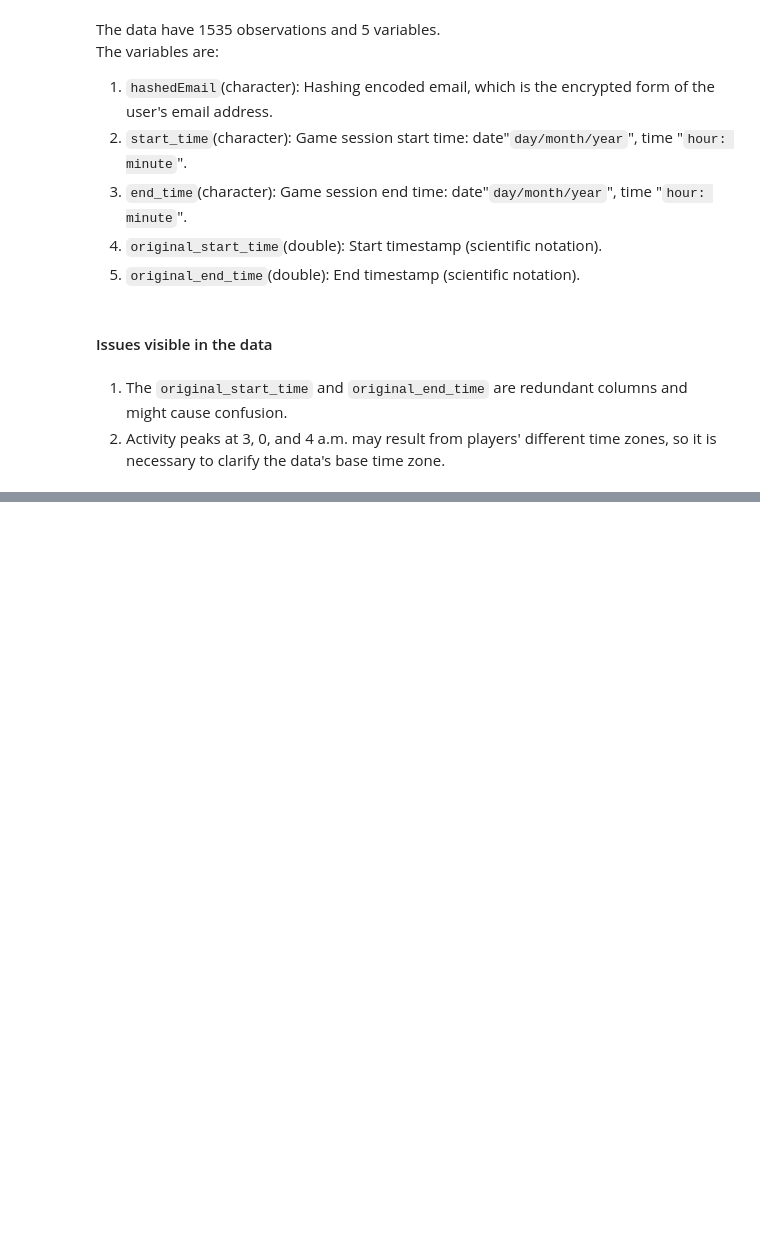
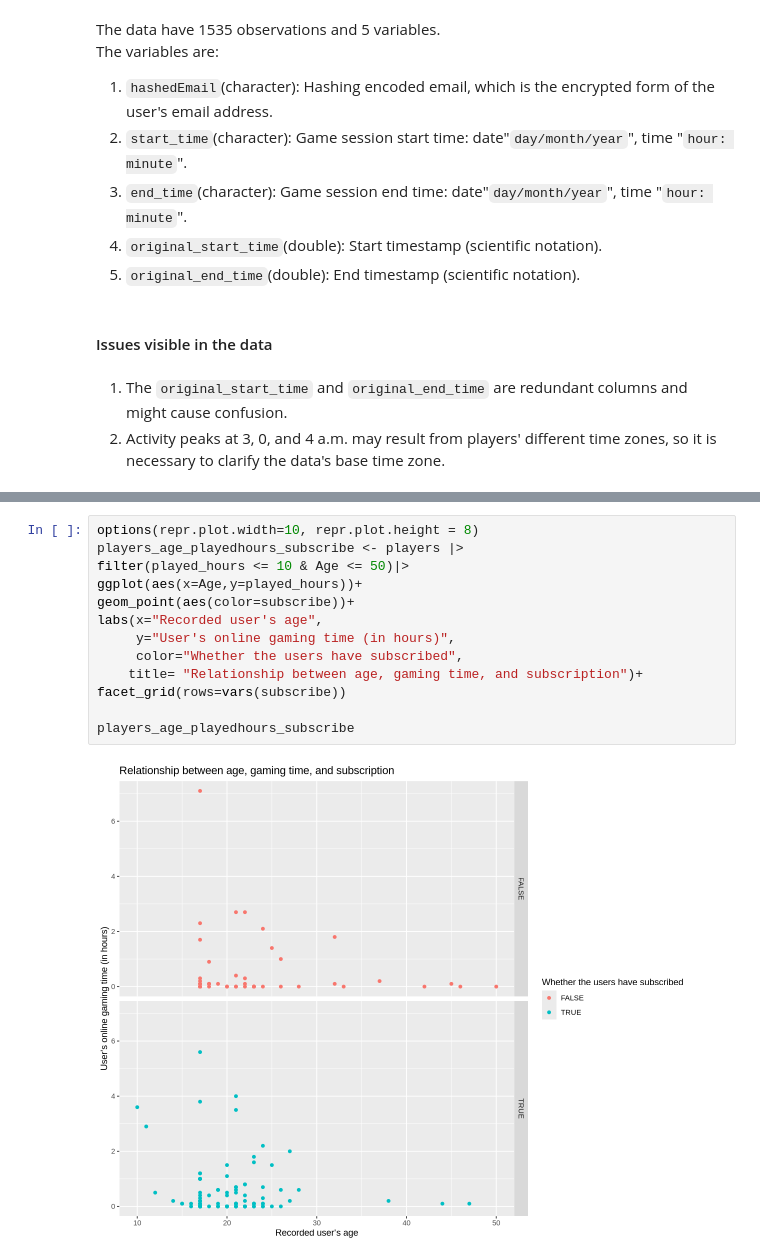
Before and after one commit to YuanYuan-06/dsci-Individualplan, a Jupyter notebook: individual plan project.ipynb, the cells around one changed output, grey strips where cells are left out. Drawn from its saved outputs; the diff is of its cells as text; blank space fills up the shorter version.

```diff
--- a/individual plan project.ipynb
+++ b/individual plan project.ipynb
@@ -297,0 +315,15 @@ The variables are:
+# %%
+options(repr.plot.width=10, repr.plot.height = 8)
+players_age_playedhours_subscribe <- players |>
+filter(played_hours <= 10 & Age <= 50)|>
+ggplot(aes(x=Age,y=played_hours))+
+geom_point(aes(color=subscribe))+
+labs(x="Recorded user's age",
+     y="User's online gaming time (in hours)",
+     color="Whether the users have subscribed",
+    title= "Relationship between age, gaming time, and subscription")+
+facet_grid(rows=vars(subscribe))
+
+players_age_playedhours_subscribe
+# %% [output]
+[figure, added]
```
Also changed, not shown: parts of 6 cells of this notebook.
